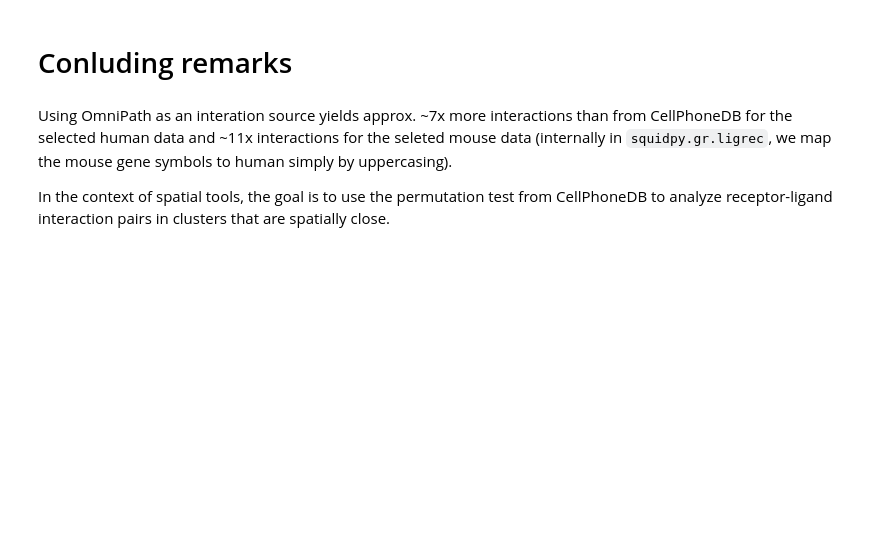
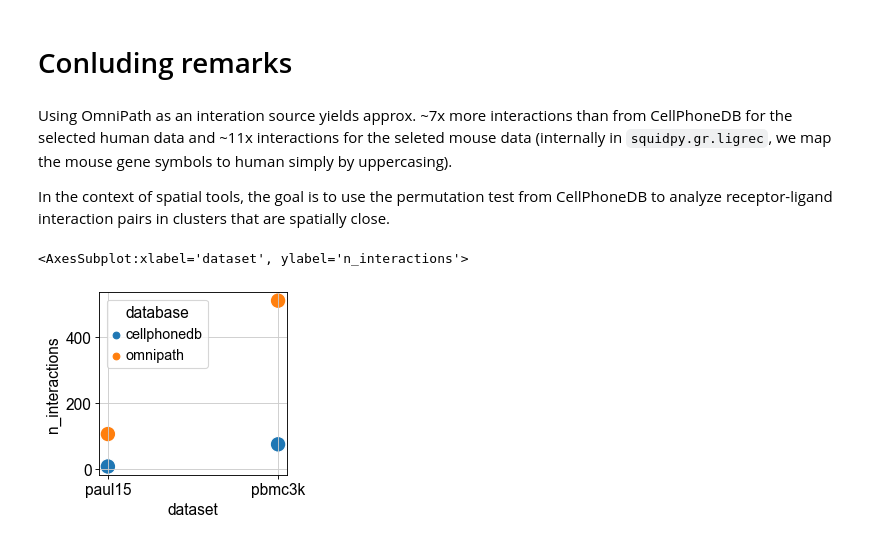
Before and after one commit to theislab/squidpy_reproducibility, a Jupyter notebook: notebooks/graph_figures/ligrec_vignette.ipynb, the cells around one changed output. Saved outputs shown, nothing was run; the diff lists cells and outputs as text; code cells hidden in the pictures; blank space fills up the shorter version.

```diff
--- a/notebooks/graph_figures/ligrec_vignette.ipynb
+++ b/notebooks/graph_figures/ligrec_vignette.ipynb
@@ -181,3 +181,21 @@ sq.pl.ligrec(res, source_groups=["CD4 T cells", "B cells"])
 Using OmniPath as an interation source yields approx. ~7x more interactions than from CellPhoneDB for the selected human data and ~11x interactions for the seleted mouse data (internally in `squidpy.gr.ligrec`, we map the mouse gene symbols to human simply by uppercasing).
 
 In the context of spatial tools, the goal is to use the permutation test from CellPhoneDB to analyze receptor-ligand interaction pairs in clusters that are spatially close.
+# %%
+import matplotlib.pyplot as plt
+import seaborn as sns
+sc.set_figure_params(facecolor="white", figsize=(8, 8))
+
+
+dic = {
+    "dataset" : ["paul15","pbmc3k","paul15","pbmc3k"],
+    "organism" : ["mouse","human","mouse","human"],
+    "n_interactions" : [9,76,107,510],
+    "database" : ["cellphonedb","cellphonedb","omnipath","omnipath"]
+}
+df = pd.DataFrame(dic)
+fix, ax = plt.subplots(1,1,figsize=(3,3))
+sns.scatterplot(data=df, x="dataset", y="n_interactions",hue="database", s=200)
+# %% [output]
+<AxesSubplot:xlabel='dataset', ylabel='n_interactions'>
+[figure, added]
```
